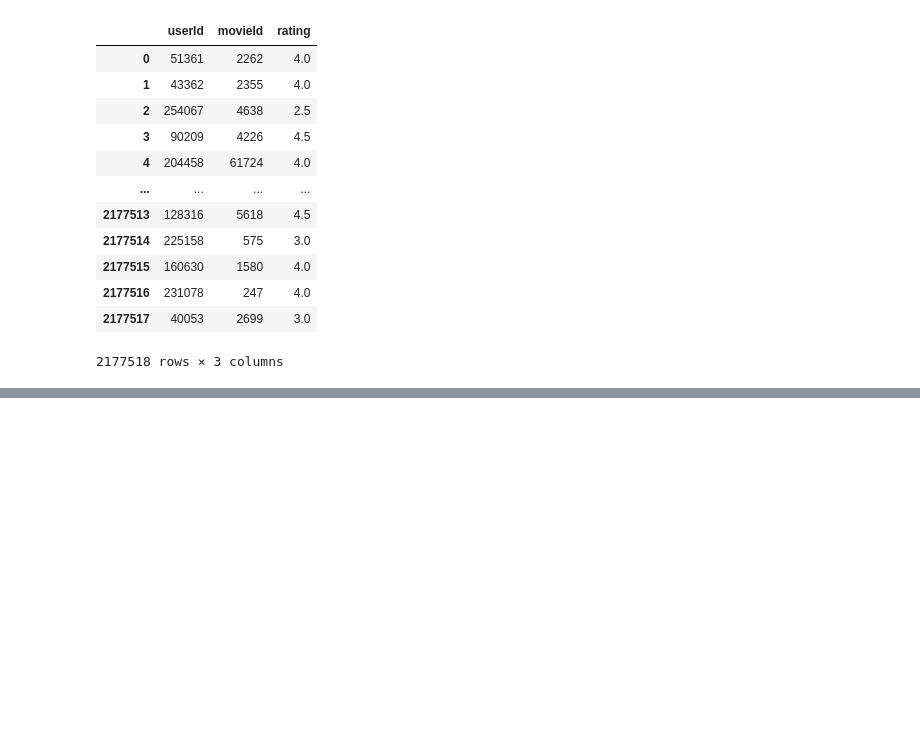
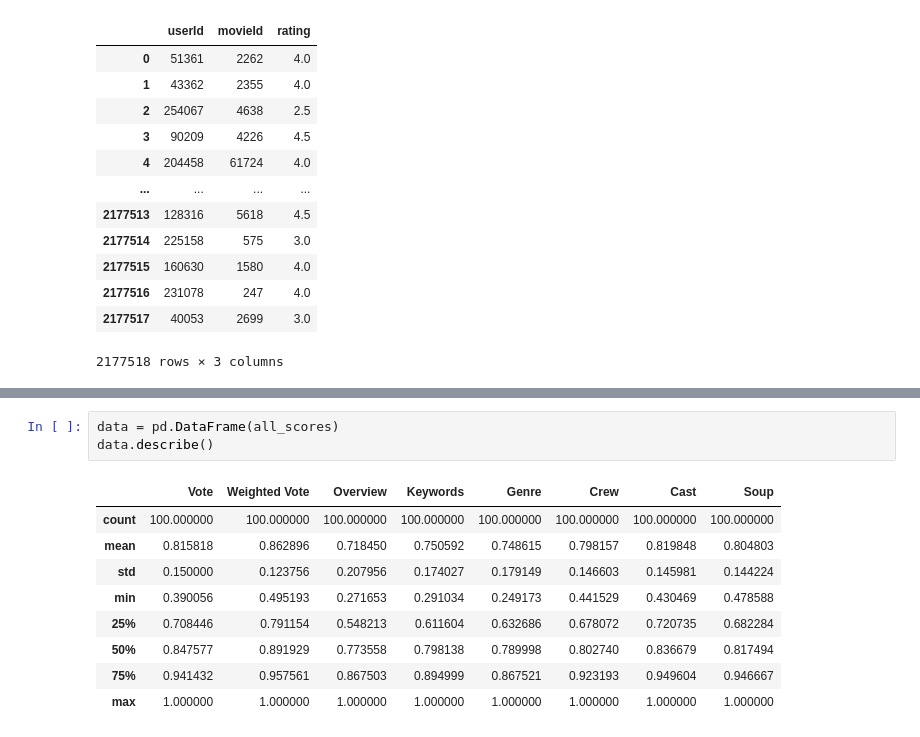
Before and after one commit to ArchitBhonsle/the-movies-dataset, a Jupyter notebook: Rankings.ipynb, the cells around one changed output, grey strips where cells are left out. Cells and saved outputs as stored; diff of their text form; blank space fills up the shorter version.

```diff
--- a/Rankings.ipynb
+++ b/Rankings.ipynb
@@ -94,0 +136,13 @@ plt.show()
+# %%
+data = pd.DataFrame(all_scores)
+data.describe()
+# %% [output]
+|  | Vote | Weighted Vote | Overview | Keywords | Genre | Crew | Cast | Soup |
+| count | 100.000000 | 100.000000 | 100.000000 | 100.000000 | 100.000000 | 100.000000 | 100.000000 | 100.000000 |
+| mean | 0.815818 | 0.862896 | 0.718450 | 0.750592 | 0.748615 | 0.798157 | 0.819848 | 0.804803 |
+| std | 0.150000 | 0.123756 | 0.207956 | 0.174027 | 0.179149 | 0.146603 | 0.145981 | 0.144224 |
+| min | 0.390056 | 0.495193 | 0.271653 | 0.291034 | 0.249173 | 0.441529 | 0.430469 | 0.478588 |
+| 25% | 0.708446 | 0.791154 | 0.548213 | 0.611604 | 0.632686 | 0.678072 | 0.720735 | 0.682284 |
+| 50% | 0.847577 | 0.891929 | 0.773558 | 0.798138 | 0.789998 | 0.802740 | 0.836679 | 0.817494 |
+| 75% | 0.941432 | 0.957561 | 0.867503 | 0.894999 | 0.867521 | 0.923193 | 0.949604 | 0.946667 |
+| max | 1.000000 | 1.000000 | 1.000000 | 1.000000 | 1.000000 | 1.000000 | 1.000000 | 1.000000 |
```
Also changed, not shown: parts of 6 cells of this notebook, 4 other files.
